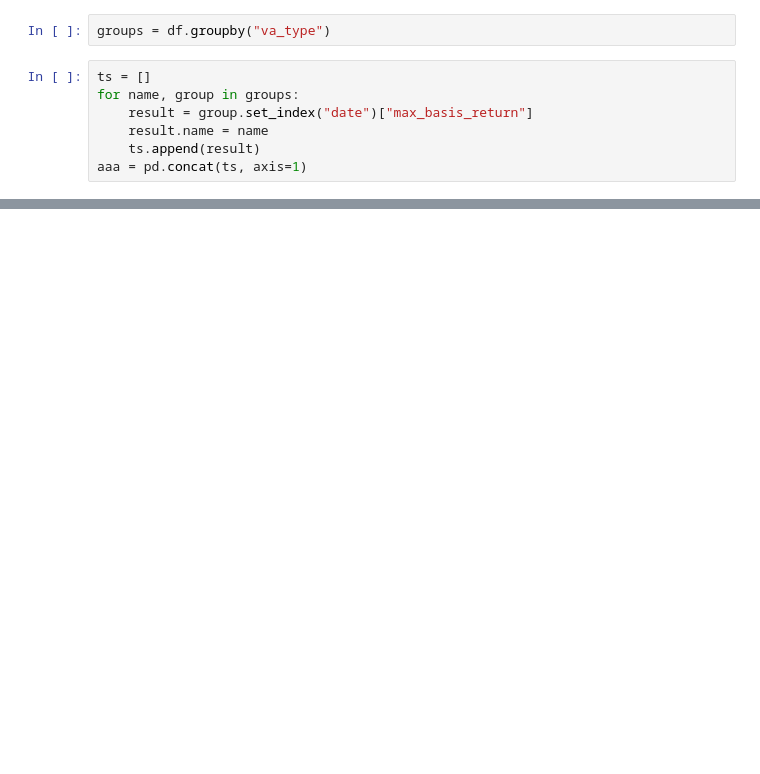
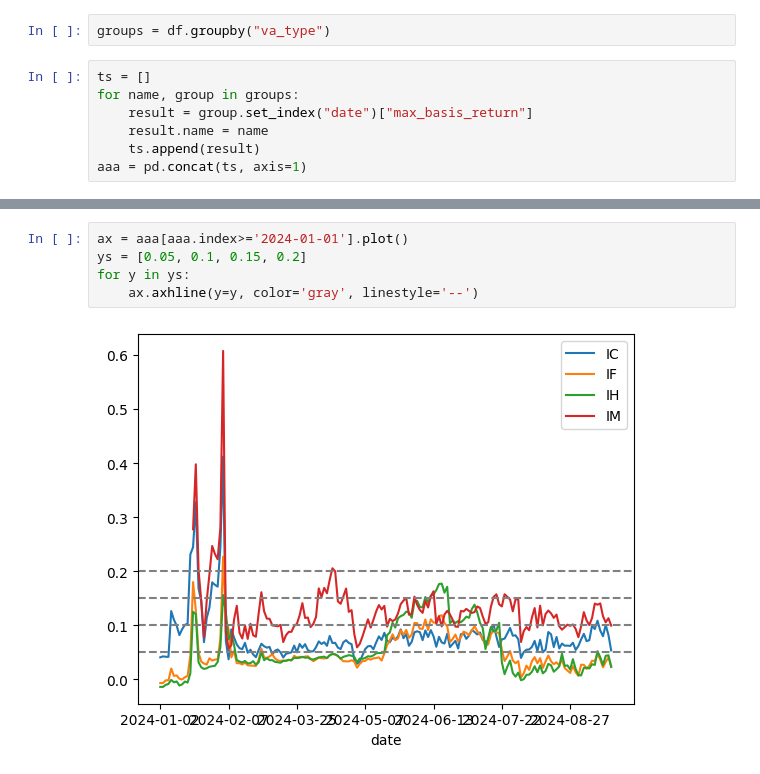
Before and after one commit to smangj/basis_supervise, a Jupyter notebook: csv_process.ipynb, the cells around one changed output, grey strips where cells are left out. Cells and saved outputs as stored; diff of their text form; blank space fills up the shorter version.

```diff
--- a/csv_process.ipynb
+++ b/csv_process.ipynb
@@ -36,0 +37,7 @@ aaa.plot()
+# %%
+ax = aaa[aaa.index>='2024-01-01'].plot()
+ys = [0.05, 0.1, 0.15, 0.2]
+for y in ys:
+    ax.axhline(y=y, color='gray', linestyle='--')
+# %% [output]
+[figure, added]
```
Also changed, not shown: parts of 2 cells of this notebook, 26 other files.
